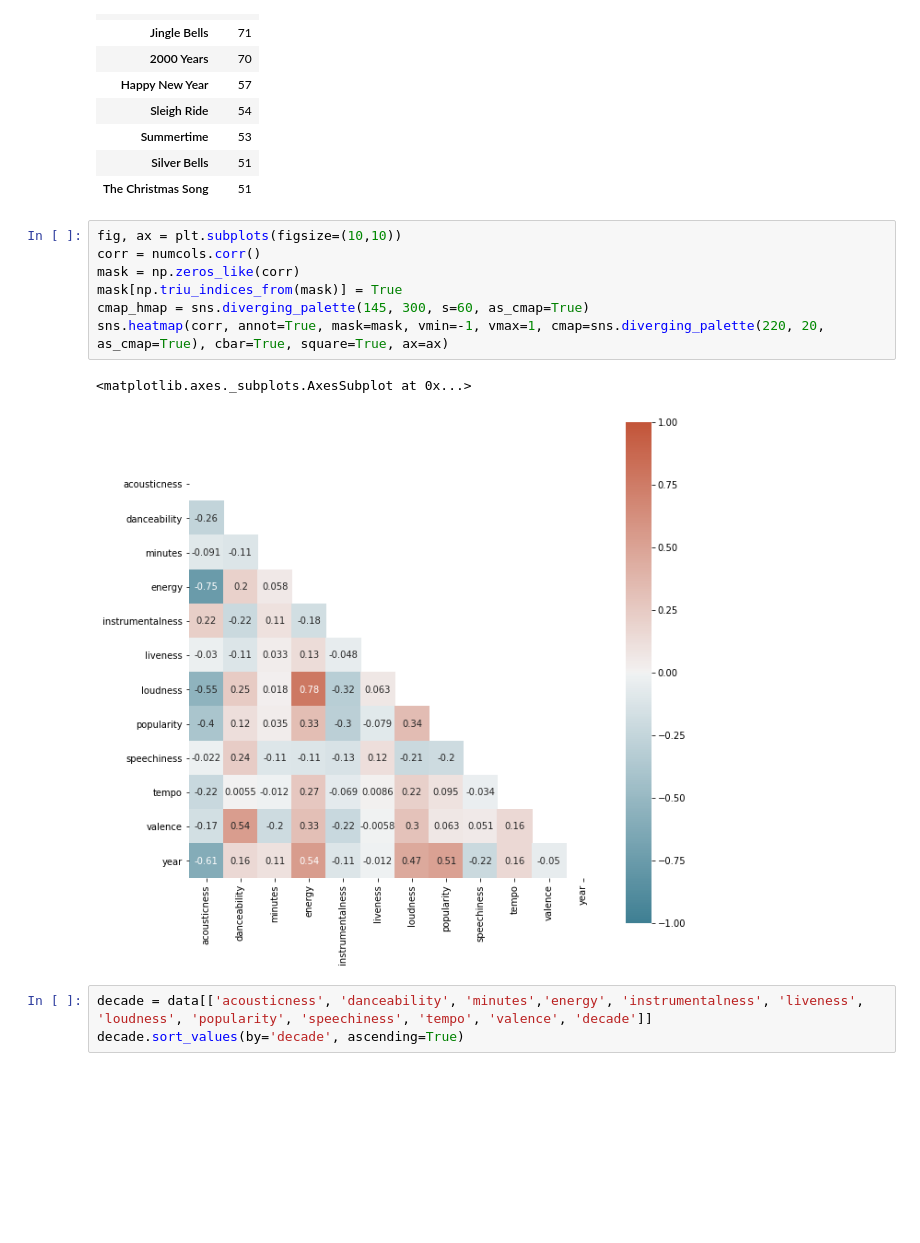
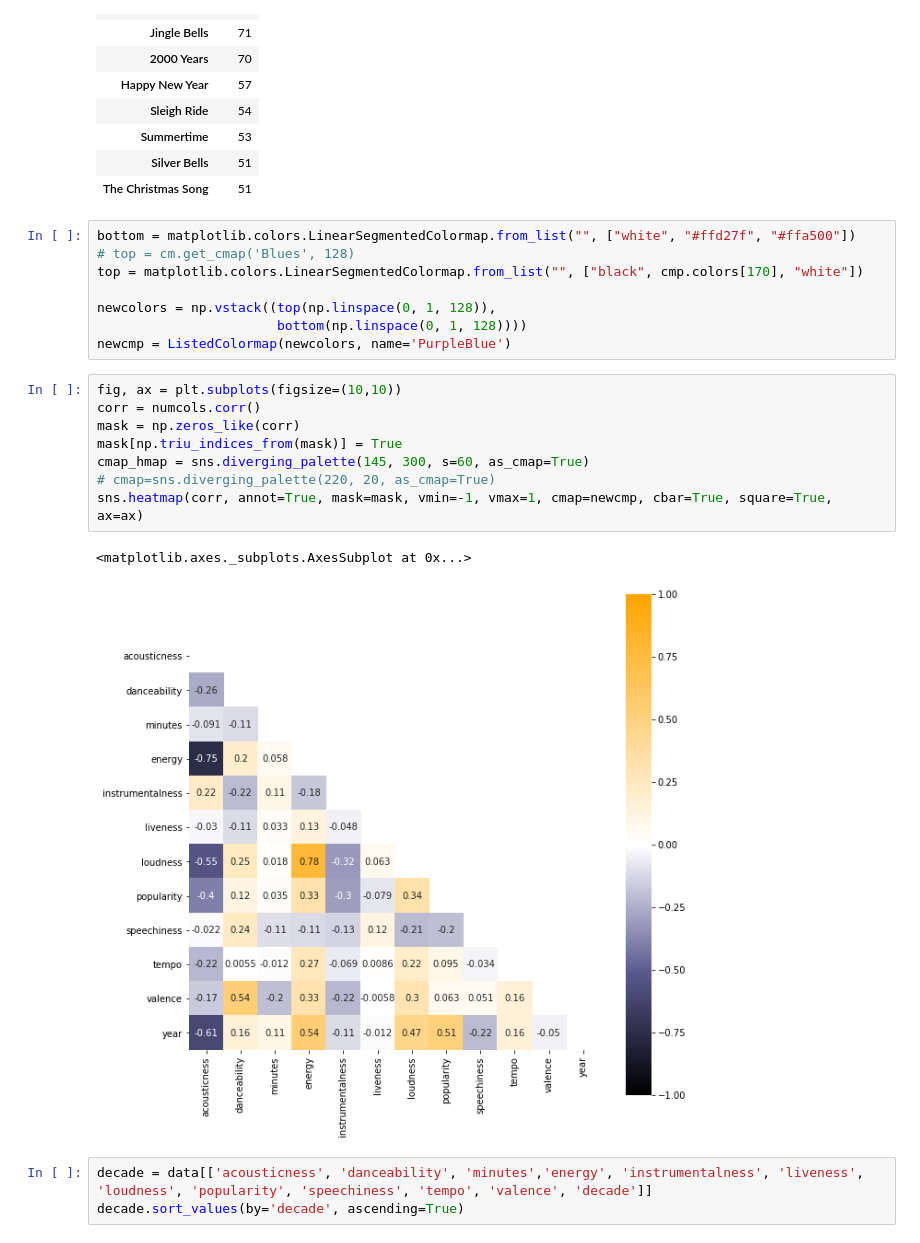
Before and after one commit to Lisstrange/Mini-examples, a Jupyter notebook: Recomendation music on Spotify Dataset.ipynb, the cells around one changed output. Saved outputs shown, nothing was run; the diff lists cells and outputs as text; blank space fills up the shorter version.

Commit message:
color palettes

```diff
--- a/Recomendation music on Spotify Dataset.ipynb
+++ b/Recomendation music on Spotify Dataset.ipynb
@@ -179,16 +199,25 @@ title_count.head(10)
 | Summertime | 53 |
 | Silver Bells | 51 |
 | The Christmas Song | 51 |
+# %%
+bottom = matplotlib.colors.LinearSegmentedColormap.from_list("", ["white", "#ffd27f", "#ffa500"])
+# top = cm.get_cmap('Blues', 128)
+top = matplotlib.colors.LinearSegmentedColormap.from_list("", ["black", cmp.colors[170], "white"])
+
+newcolors = np.vstack((top(np.linspace(0, 1, 128)),
+                       bottom(np.linspace(0, 1, 128))))
+newcmp = ListedColormap(newcolors, name='PurpleBlue')
 # %%
 fig, ax = plt.subplots(figsize=(10,10))
 corr = numcols.corr()
 mask = np.zeros_like(corr)
 mask[np.triu_indices_from(mask)] = True
 cmap_hmap = sns.diverging_palette(145, 300, s=60, as_cmap=True)
-sns.heatmap(corr, annot=True, mask=mask, vmin=-1, vmax=1, cmap=sns.diverging_palette(220, 20, as_cmap=True), cbar=True, square=True, ax=ax)
+# cmap=sns.diverging_palette(220, 20, as_cmap=True)
+sns.heatmap(corr, annot=True, mask=mask, vmin=-1, vmax=1, cmap=newcmp, cbar=True, square=True, ax=ax)
 # %% [output]
 <matplotlib.axes._subplots.AxesSubplot at 0x...>
-[figure, old version]
+[figure, new version]
 # %%
 decade = data[['acousticness', 'danceability', 'minutes','energy', 'instrumentalness', 'liveness', 'loudness', 'popularity', 'speechiness', 'tempo', 'valence', 'decade']]
 decade.sort_values(by='decade', ascending=True)
```
Also changed, not shown: parts of 4 cells of this notebook.
